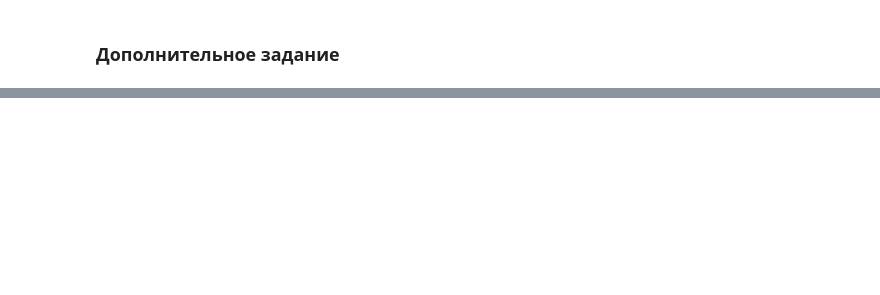
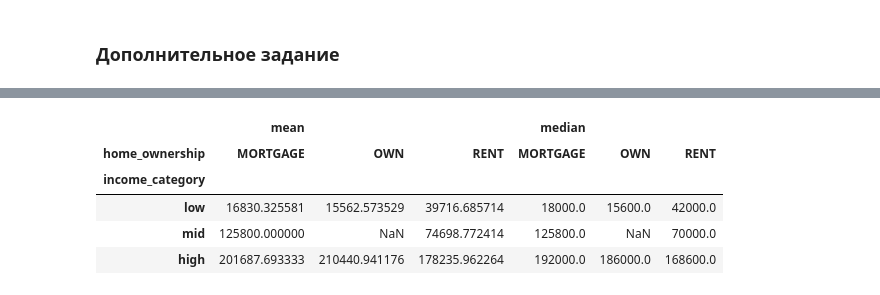
Before and after one commit to cocahonka/suai-data-science-labs, a Jupyter notebook: lab1/ЛР1_Мясников_7.ipynb, the cells around one changed output, grey strips where cells are left out. Drawn from its saved outputs; the diff is of its cells as text; code cells hidden in the pictures; blank space fills up the shorter version.

```diff
--- a/lab1/ЛР1_Мясников_7.ipynb
+++ b/lab1/ЛР1_Мясников_7.ipynb
@@ -385,11 +481,0 @@ print(df['status'].unique())
-# %%
-# Преобразуем числовые столбцы из float64 в int64
-df['age'] = df['age'].astype('int64')
-df['employment_length'] = df['employment_length'].astype('int64')
-
-# Преобразуем бинарные столбцы в bool
-df['status'] = df['status'].astype('bool')
-df['has_previous_default'] = (df['has_previous_default'] == 'Y')
-
-print("Типы данных после всех преобразований:")
-df.info()
@@ -703,0 +725,55 @@ dtype: int64
+# %%
+# Так как в задании сказано профильтровать категории на основе описательной статистики,
+# То для 3х категории (низкий, средний, высокий) дохода возьмем следующие параметры:
+# Низкий доход: 25% перцентиль (0 - 25%)
+# Средний доход: 75% перцентиль (25% - 75%)
+# Высокий доход: max (75% - 100%)
+
+# Таким образом средний доход будет занимать 50% сегмента,
+# когда как низкий и высокий доход будут занимать 25%.
+
+# Если бы не нужно было использовать описательную статистику,
+# то было бы логичнее разделить на 3 ровных сегмента.
+# 0-33% - низкий доход, 33-66% - средний доход, 66-100% - высокий доход
+# Но в задании сказано профильтровать категории на основе описательной статистики,
+# поэтому будем использовать что дает описательная статистика.
+
+stats = df['income'].describe()
+
+# Выделяем пределы для каждой категории
+low_income = stats['25%']
+mid_income = stats['75%']
+high_income = stats['max']
+
+# Создаем новый столбец с категориями.
+# Используем pd.cut для распределения диапазонов.
+# Диапазоны будут начинаться с нуля, а не с low_income, что логично.
+df['income_category'] = pd.cut(
+    df['income'],
+    bins=[0, low_income, mid_income, high_income],
+    labels=['low', 'mid', 'high'],
+    include_lowest=True,
+)
+
+print('Выполненное разбиение на категории')
+print(df[['income', 'income_category']])
+print()
+print(df.groupby('income_category', observed=True).size().sort_values())
+
+# Создаем сводную таблицу.
+# Индекс - категория дохода
+# Разрез/столбец - статус домовладения.
+# Значение - доход.
+# Функции агрегации - среднее и медиана.
+# observed = False - учитывать пропуски +
+# jupiter notebook ругается на отсутсвие флага observed в целом.
+pivot = df.pivot_table(
+    index='income_category',
+    columns='home_ownership',
+    values='income',
+    aggfunc=['mean', 'median'],
+    observed=False
+)
+
+pivot
+# %% [output]
@@ -703,0 +797,6 @@ dtype: int64
+|  | mean |  |  | median |  |  |
+| home_ownership | MORTGAGE | OWN | RENT | MORTGAGE | OWN | RENT |
+| income_category |  |  |  |  |  |  |
+| low | 16830.325581 | 15562.573529 | 39716.685714 | 18000.0 | 15600.0 | 42000.0 |
+| mid | 125800.000000 | NaN | 74698.772414 | 125800.0 | NaN | 70000.0 |
+| high | 201687.693333 | 210440.941176 | 178235.962264 | 192000.0 | 186000.0 | 168600.0 |
```
Also changed, not shown: parts of 71 cells of this notebook.
